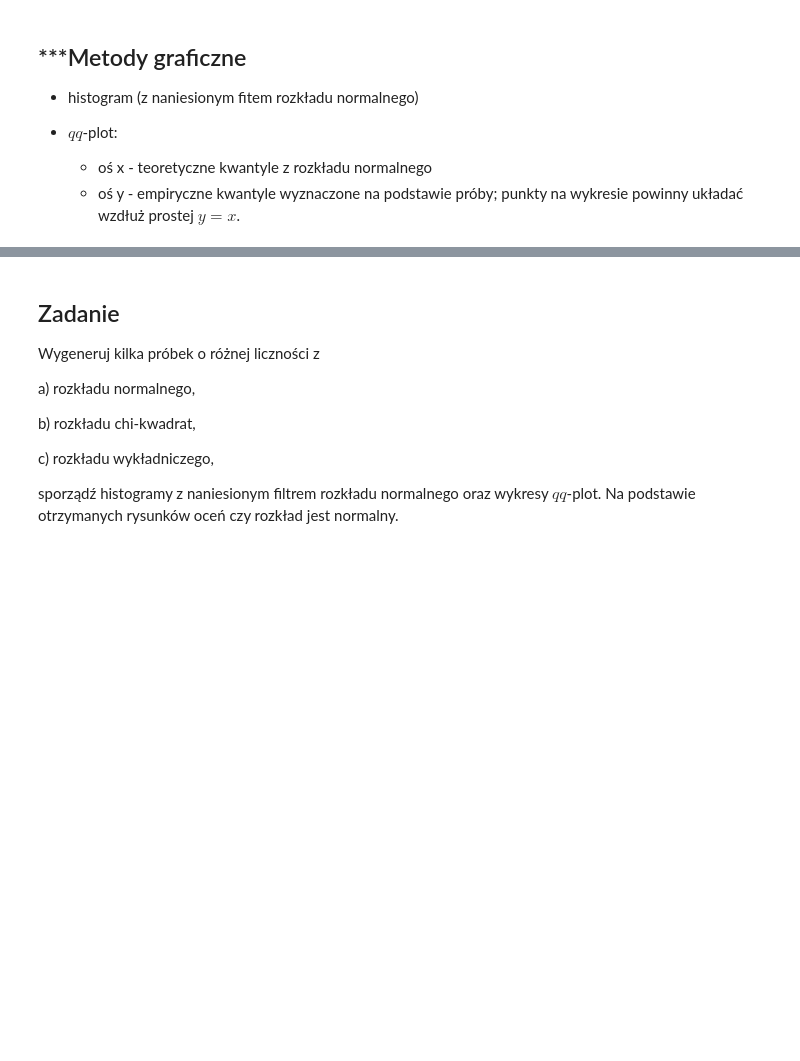
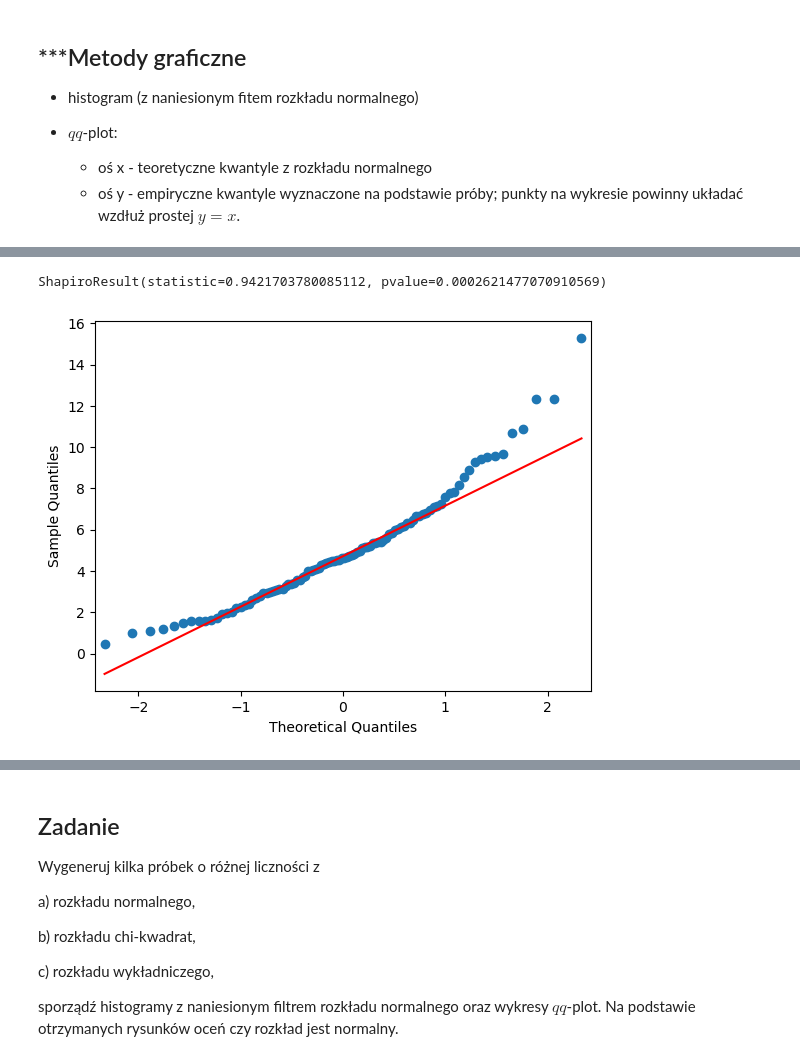
Before and after one commit to APozorska/Python_Statystyka_Regresja_fork, a Jupyter notebook: 01_statystyka/03_test_normalnosci_AP.ipynb, the cells around one changed output, grey strips where cells are left out. Saved outputs shown, nothing was run; the diff lists cells and outputs as text; code cells hidden in the pictures; blank space fills up the shorter version.

```diff
--- a/01_statystyka/03_test_normalnosci_AP.ipynb
+++ b/01_statystyka/03_test_normalnosci_AP.ipynb
@@ -115,4 +238,7 @@ Wygeneruj kilka próbek z rozkładu normalnego dla różnych parametrów $\mu$ i
 # %%
-# sm.qqplot(chi, stats.norm, line='q')
-# print(stats.shapiro(chi))
-# plt.show()
+sm.qqplot(chi, stats.norm, line='q')
+print(stats.shapiro(chi))
+plt.show()
+# %% [output]
+ShapiroResult(statistic=0.9421703780085112, pvalue=0.0002621477070910569)
+[figure, added]
```
Also changed, not shown: parts of 29 cells of this notebook, 1 other file.
